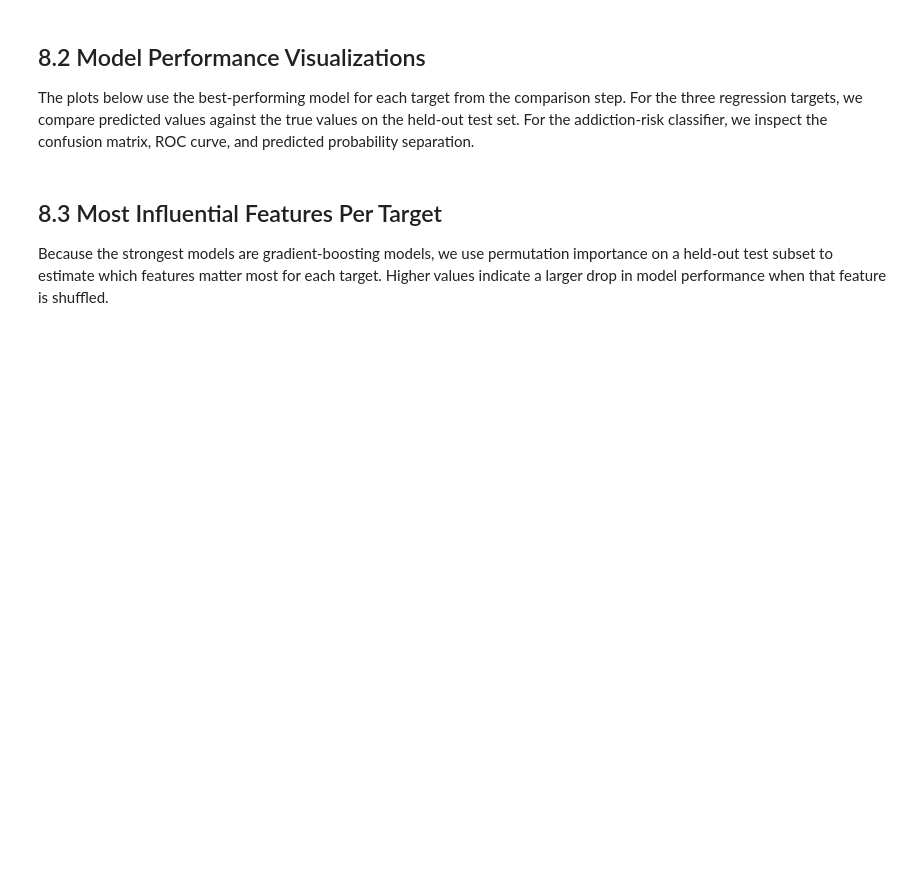
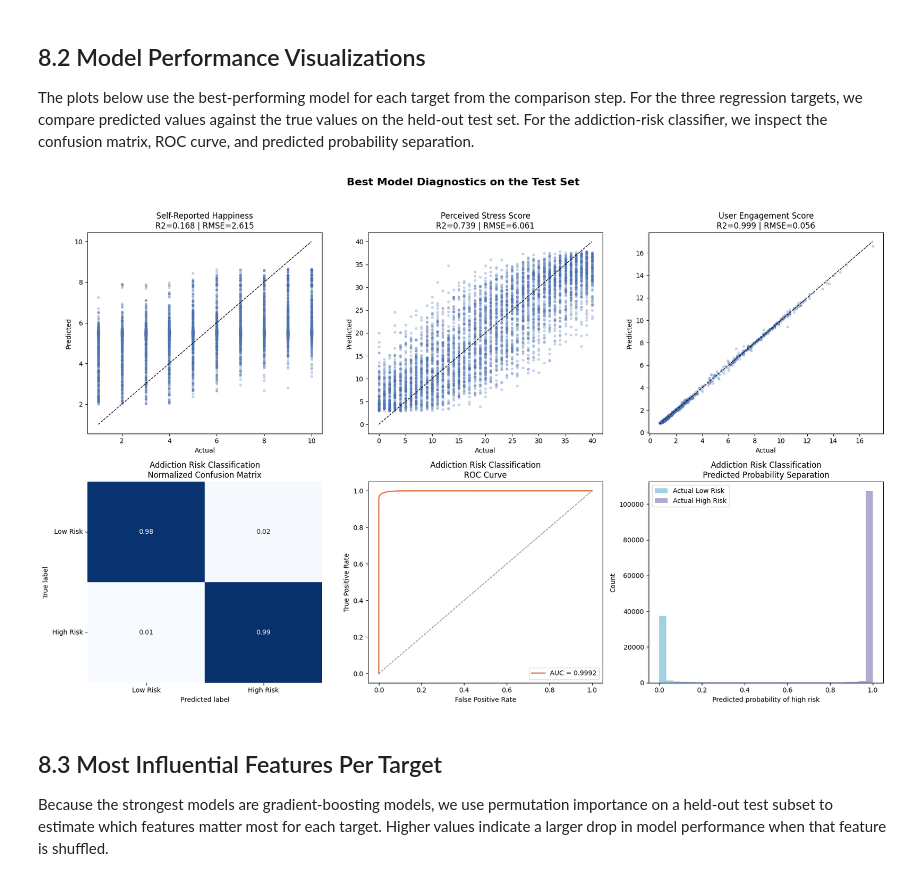
Before and after one commit to SfarOussama9/instagram-lifestyle-analytics, a Jupyter notebook: test.ipynb, the cells around one changed output. Saved outputs shown, nothing was run; the diff lists cells and outputs as text; code cells hidden in the pictures; blank space fills up the shorter version.

```diff
--- a/test.ipynb
+++ b/test.ipynb
@@ -1550,7 +1762,7 @@ import numpy as np
 import matplotlib.pyplot as plt
 import seaborn as sns
 from sklearn.base import clone
-from sklearn.metrics import confusion_matrix, roc_curve
+from sklearn.metrics import confusion_matrix, mean_squared_error, r2_score, roc_auc_score, roc_curve
 
 # Refit the best-performing model for each target so the diagnostics below are reproducible.
 best_model_lookup = {
@@ -1564,20 +1776,30 @@ fitted_best_models = {}
 regression_predictions = {}
 classification_predictions = {}
 classification_probabilities = {}
+regression_metric_lookup = {}
 
 for target_name in ['Self-Reported Happiness', 'Perceived Stress Score', 'User Engagement Score']:
     model_name = best_model_lookup[target_name]
     model = clone(regression_models[model_name])
     model.fit(X_train, y_train[target_name])
+    predictions = model.predict(X_test)
     fitted_best_models[target_name] = model
-    regression_predictions[target_name] = model.predict(X_test)
+    regression_predictions[target_name] = predictions
+    regression_metric_lookup[target_name] = {
+        'R2': r2_score(y_test[target_name], predictions),
+        'RMSE': mean_squared_error(y_test[target_name], predictions) ** 0.5,
+    }
 
 classification_target = 'Social Media Addiction Risk'
 classification_model = clone(classification_models[best_model_lookup[classification_target]])
 classification_model.fit(X_train, y_train[classification_target])
-fitted_best_models[classification_target] = classification_model
 classification_predictions[classification_target] = classification_model.predict(X_test)
 classification_probabilities[classification_target] = classification_model.predict_proba(X_test)[:, 1]
+fitted_best_models[classification_target] = classification_model
+classification_roc_auc = roc_auc_score(
+    y_test[classification_target],
+    classification_probabilities[classification_target],
+)
 
 # Use a smaller random slice for scatter plots so they stay readable.
 rng = np.random.default_rng(42)
@@ -1596,7 +1818,7 @@ regression_targets = [
 for axis, target_name in zip(axes[0], regression_targets):
     actual = y_test[target_name].iloc[scatter_idx].to_numpy()
     predicted = regression_predictions[target_name][scatter_idx]
-    metrics_row = best_regression_models.loc[best_regression_models['Target'] == target_name].iloc[0]
+    metrics_row = regression_metric_lookup[target_name]
     min_val = min(actual.min(), predicted.min())
     max_val = max(actual.max(), predicted.max())
 
@@ -1617,35 +1839,36 @@ sns.heatmap(
     annot=True,
     fmt='.2f',
     cmap='Blues',
     cbar=False,
     ax=axes[1, 0],
 )
 axes[1, 0].set_title('Addiction Risk Classification\nNormalized Confusion Matrix')
 axes[1, 0].set_xlabel('Predicted label')
 axes[1, 0].set_ylabel('True label')
 axes[1, 0].set_xticklabels(['Low Risk', 'High Risk'])
 axes[1, 0].set_yticklabels(['Low Risk', 'High Risk'], rotation=0)
 
 fpr, tpr, _ = roc_curve(y_test[classification_target], classification_probabilities[classification_target])
-roc_auc = best_classification_model.iloc[0]['ROC AUC']
-axes[1, 1].plot(fpr, tpr, color=COLORS['secondary'], linewidth=2, label=f'AUC = {roc_auc:.4f}')
+axes[1, 1].plot(fpr, tpr, color=COLORS['secondary'], linewidth=2, label=f'AUC = {classification_roc_auc:.4f}')
 axes[1, 1].plot([0, 1], [0, 1], linestyle='--', color='gray', linewidth=1)
 axes[1, 1].set_title('Addiction Risk Classification\nROC Curve')
 axes[1, 1].set_xlabel('False Positive Rate')
 axes[1, 1].set_ylabel('True Positive Rate')
 axes[1, 1].legend(loc='lower right')
 
 probabilities = classification_probabilities[classification_target]
 actual_classes = y_test[classification_target].to_numpy()
 axes[1, 2].hist(probabilities[actual_classes == 0], bins=30, alpha=0.6, label='Actual Low Risk', color=COLORS['info'])
 axes[1, 2].hist(probabilities[actual_classes == 1], bins=30, alpha=0.6, label='Actual High Risk', color=COLORS['accent'])
 axes[1, 2].set_title('Addiction Risk Classification\nPredicted Probability Separation')
 axes[1, 2].set_xlabel('Predicted probability of high risk')
 axes[1, 2].set_ylabel('Count')
 axes[1, 2].legend()
 
 plt.tight_layout()
 plt.show()
+# %% [output]
+[figure, added]
 # %% [markdown]
 ## 8.3 Most Influential Features Per Target
 
```
Also changed, not shown: parts of 21 cells of this notebook, 13 other files.
